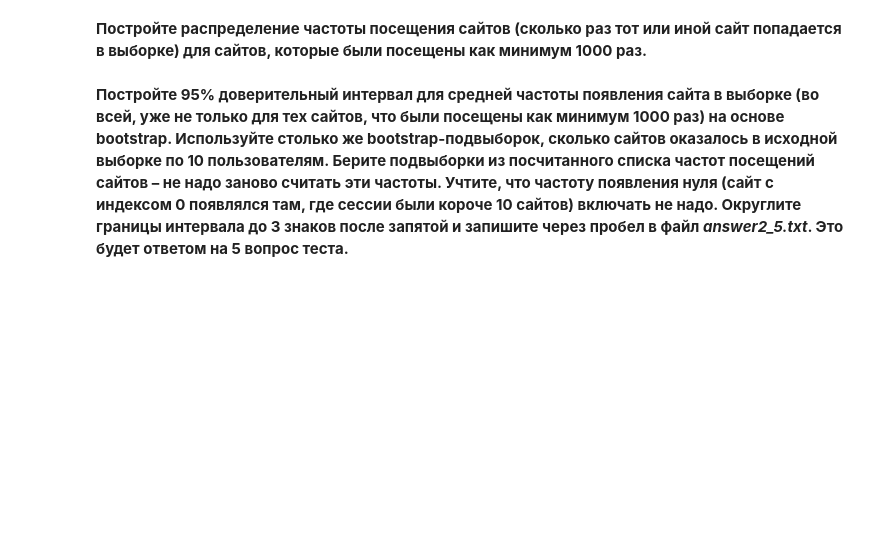
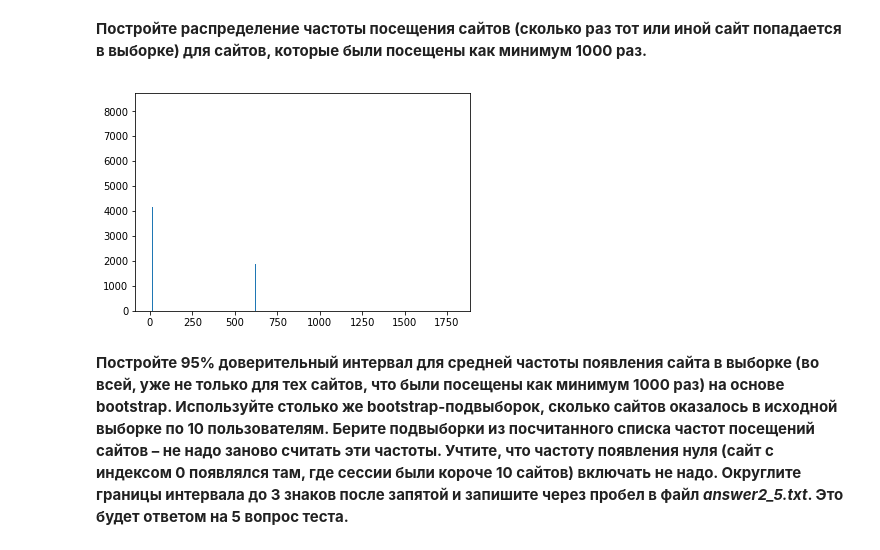
Before and after one commit to 23lnlx/coursera-datasci-projects, a Jupyter notebook: identification/week2_analysis_hypotheses.ipynb, the cells around one changed output. Saved outputs shown, nothing was run; the diff lists cells and outputs as text; code cells hidden in the pictures; blank space fills up the shorter version.

```diff
--- a/identification/week2_analysis_hypotheses.ipynb
+++ b/identification/week2_analysis_hypotheses.ipynb
@@ -176,7 +177,18 @@ import itertools
 
 data_lengths = []
 
-for num_users in [10, 150]:
-    for window_size, session_length in itertools.product([10, 7, 5], [15, 10, 7, 5]):
+for num_users in tqdm_notebook([10, 150]):
+    for window_size, session_length in tqdm_notebook(itertools.product([10, 7, 5], [15, 10, 7, 5])):
         if window_size <= session_length and (window_size, session_length) != (10, 10):
-            X_sparse, y = ''' ВАШ КОД ЗДЕСЬ '''
+            X_sparse, y = prepare_sparse_train_set_window(os.path.join(PATH_TO_DATA,'{}users'.format(num_users)),
+                                                           session_length, window_size)
+            data_lengths.append(X_sparse.shape[0])
+
+            with open(os.path.join(PATH_TO_DATA,
+                    'X_sparse_{}users_s{}_w{}.pkl'.format(
+                        num_users, session_length, window_size)), 'wb') as X_pkl:
+                pickle.dump(X_sparse, X_pkl, protocol=2)
+            with open(os.path.join(PATH_TO_DATA,
+                    'y_{}users_s{}_w{}.pkl'.format(
+                        num_users, session_length, window_size)), 'wb') as y_pkl:
+                pickle.dump(y, y_pkl, protocol=2)
@@ -187,3 +212,6 @@ for num_users in [10, 150]:
+# %%
+with open('ans1.txt', 'w') as f:
+    f.write(' '.join(map(str, data_lengths)))
 # %% [markdown]
 ## Часть 2. Первичный анализ данных, проверка гипотез
 # %% [markdown]
@@ -289,3 +332,14 @@ site_freqs = ''' ВАШ КОД ЗДЕСЬ '''
+# %%
+with open(os.path.join(PATH_TO_DATA, 'site_freq_10users.pkl'), 'rb') as f:
+    site_freq_10_users = pickle.load(f)
+# %%
+site_1000_freqs = [site_freq_10_users[key][1] for key in site_freq_10_users if site_freq_10_users[key][1] >= 1000]
+site_1000_ids = [site_freq_10_users[key][0] for key in site_freq_10_users if site_freq_10_users[key][1] >= 1000]
+# %%
+plt.bar(site_1000_ids, site_1000_freqs)
+plt.show()
+# %% [output]
+[figure, added]
 # %% [markdown]
 **Постройте 95% доверительный интервал для средней частоты появления сайта в выборке (во всей, уже не только для тех сайтов, что были посещены как минимум 1000 раз) на основе bootstrap. Используйте столько же bootstrap-подвыборок, сколько сайтов оказалось в исходной выборке по 10 пользователям. Берите подвыборки из посчитанного списка частот посещений сайтов – не надо заново считать эти частоты. Учтите, что частоту появления нуля (сайт с индексом 0 появлялся там, где сессии были короче 10 сайтов) включать не надо. Округлите границы интервала до 3 знаков после запятой и запишите через пробел в файл *answer2_5.txt*. Это будет ответом на 5 вопрос теста.**
 # %% [markdown]
```
Also changed, not shown: parts of 28 cells of this notebook, 33 other files.
